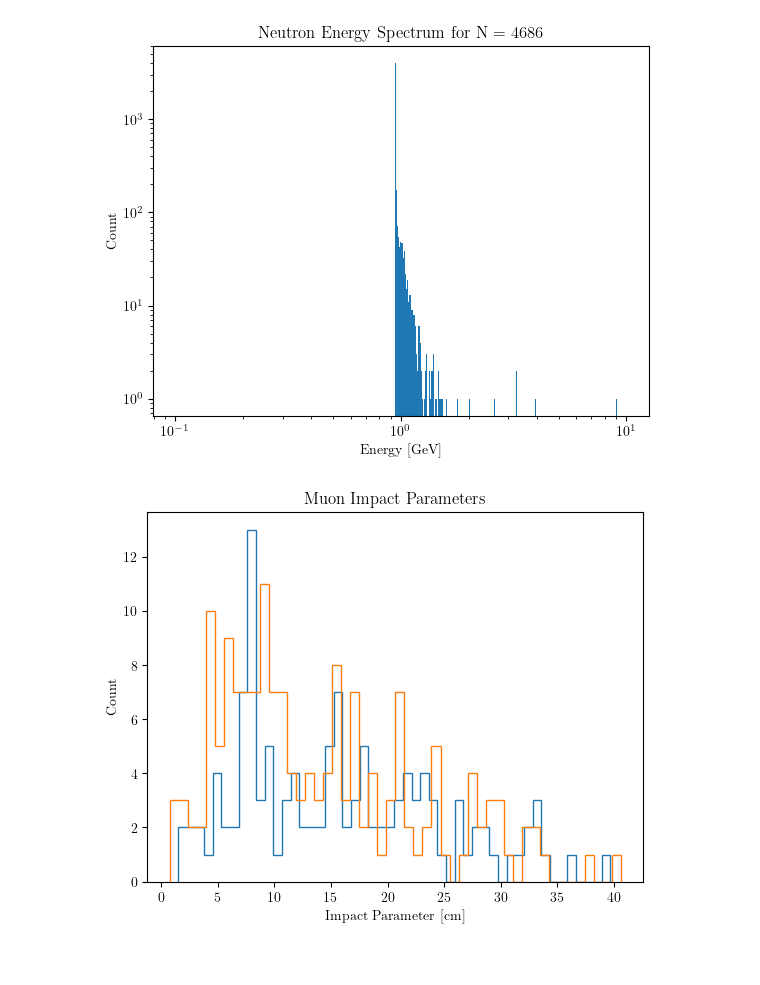
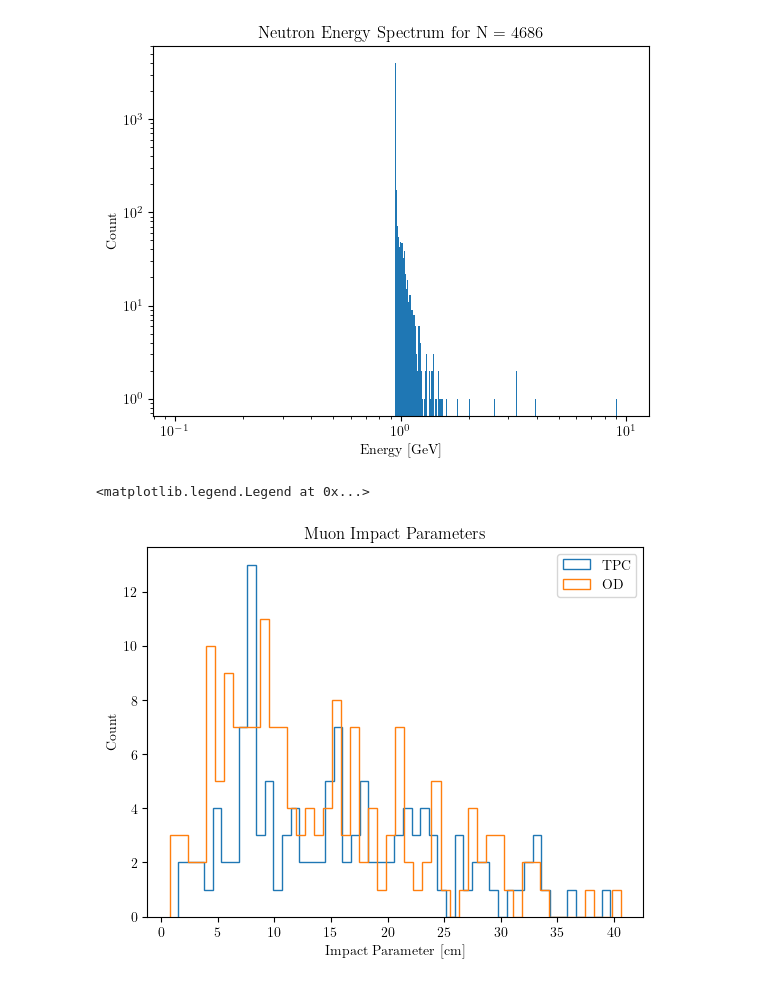
Before and after one commit to regaross/flukaSims, a Jupyter notebook: analysis/tpc_neutrons.ipynb, the cells around one changed output. Saved outputs shown, nothing was run; the diff lists cells and outputs as text; code cells hidden in the pictures.

```diff
--- a/analysis/tpc_neutrons.ipynb
+++ b/analysis/tpc_neutrons.ipynb
@@ -24,6 +24,8 @@ at.plot_neutron_energy_histogram('total_tpc.h5', bins = 400)
 # %%
 at.plot_impact_hist('total_tpc.h5', bins = 50, label = 'TPC')
 at.plot_impact_hist('od_master.h5', bins  = 50, label = 'OD')
+plt.legend()
 # %% [output]
+<matplotlib.legend.Legend at 0x...>
-[figure, old version]
+[figure, new version]
 # %%
```
Also changed, not shown: parts of 2 cells of this notebook, 9 other files.
